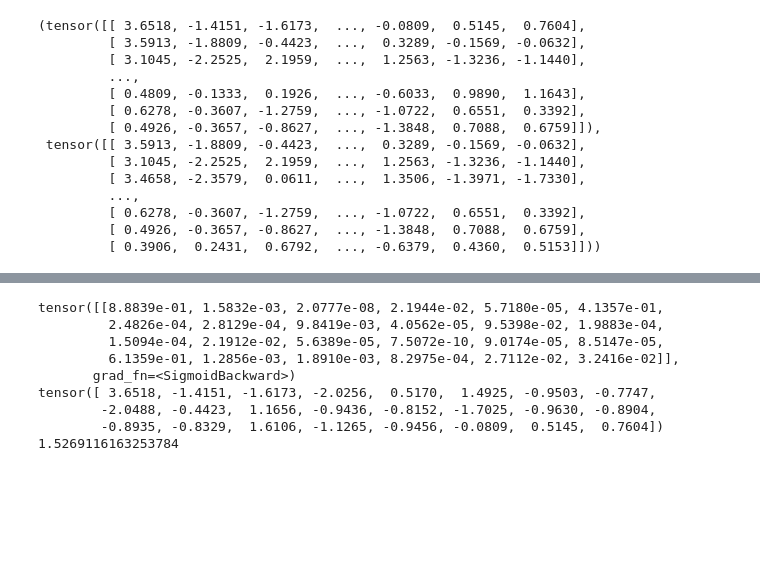
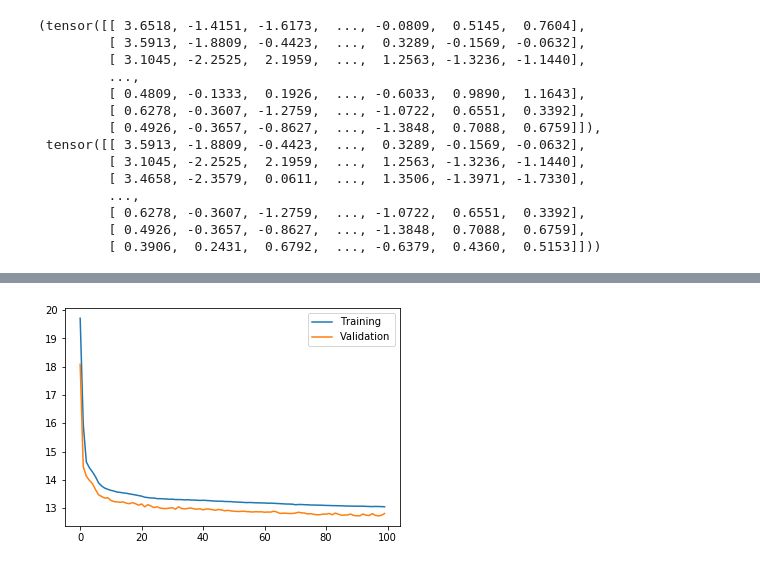
Before and after one commit to amtmanski/AEs, a Jupyter notebook: tae.ipynb, the cells around one changed output, grey strips where cells are left out. Drawn from its saved outputs; the diff is of its cells as text; code cells hidden in the pictures; blank space fills up the shorter version.

```diff
--- a/tae.ipynb
+++ b/tae.ipynb
@@ -149,11 +154,21 @@ train_data_loader = DataLoader(tensor_data, batch_size = 128)
+# %%
+train_size = int(0.8 * len(tensor_data))
+val_size = len(tensor_data) - train_size
+
+train_d, val_d = random_split(tensor_data, (train_size, val_size))
+
+train_data_loader = DataLoader(train_d, batch_size = 128, shuffle=True)
+val_data_loader = DataLoader(val_d, batch_size = 128)
 # %%
 optimizer = torch.optim.Adam(ae.parameters(), lr=0.001)
-loss_fn = torch.nn.MSELoss()
+loss_fn = torch.nn.MSELoss(size_average=False)
 # %%
-def train(model, train_loader, optimizer, loss_fn, epochs):
+def train(model, train_loader, val_loader, optimizer, loss_fn, epochs):
     loss_list = []
+    acc_list = []
     for epoch in range(epochs):
         loss = 0.0
+        valid_loss = 0.0
         for inputs, targets in train_loader:
             #reser gradients
             optimizer.zero_grad()
@@ -171,9 +186,18 @@ def train(model, train_loader, optimizer, loss_fn, epochs):
         loss = loss/len(train_loader.dataset)
         loss_list.append(loss)
 
+        model.eval()
+        for inputs, targets in val_loader:
+            #compute reconstruction
+            outputs = model(inputs)
+            #compute validation loss
+            valid_loss += loss_fn(outputs, targets)
+        valid_loss /= len(val_loader.dataset)
+
+        acc_list.append(valid_loss)
         #print info
-        print('Epoch {} of {}, training loss = {:.3f}'.format(epoch+1, epochs, loss))
-    return loss_list
+        print('Epoch {} of {}, training loss = {:.3f}, validation loss = {:.3f}'.format(epoch+1, epochs, loss, valid_loss))
+    return loss_list, acc_list
 # %%
-training_loss = train(ae, train_data_loader, optimizer, loss_fn, 10)
+training_loss, val_loss = train(ae, train_data_loader, val_data_loader, optimizer, loss_fn, 100)
 # %% [output]
@@ -196,18 +227,5 @@ for inp, tar in train_data_loader:
         #print(out)
         l = loss_fn(out.flatten(), inp[i])
         err += l
-        print(out)
-        print(inp[i])
-        print(l.item())
         break
     break
-# %% [output]
-tensor([[8.8839e-01, 1.5832e-03, 2.0777e-08, 2.1944e-02, 5.7180e-05, 4.1357e-01,
-         2.4826e-04, 2.8129e-04, 9.8419e-03, 4.0562e-05, 9.5398e-02, 1.9883e-04,
-         1.5094e-04, 2.1912e-02, 5.6389e-05, 7.5072e-10, 9.0174e-05, 8.5147e-05,
-         6.1359e-01, 1.2856e-03, 1.8910e-03, 8.2975e-04, 2.7112e-02, 3.2416e-02]],
-       grad_fn=<SigmoidBackward>)
-tensor([ 3.6518, -1.4151, -1.6173, -2.0256,  0.5170,  1.4925, -0.9503, -0.7747,
-        -2.0488, -0.4423,  1.1656, -0.9436, -0.8152, -1.7025, -0.9630, -0.8904,
-        -0.8935, -0.8329,  1.6106, -1.1265, -0.9456, -0.0809,  0.5145,  0.7604])
-1.5269116163253784
@@ -213,0 +234,7 @@ tensor([ 3.6518, -1.4151, -1.6173, -2.0256,  0.5170,  1.4925, -0.9503, -0.7747,
+# %%
+plt.plot(range(len(training_loss)), training_loss, label = 'Training')
+plt.plot(range(len(val_loss)), val_loss, label = 'Validation')
+plt.legend()
+plt.show()
+# %% [output]
+[figure, added]
```
Also changed, not shown: parts of 12 cells of this notebook, 1 other file.
